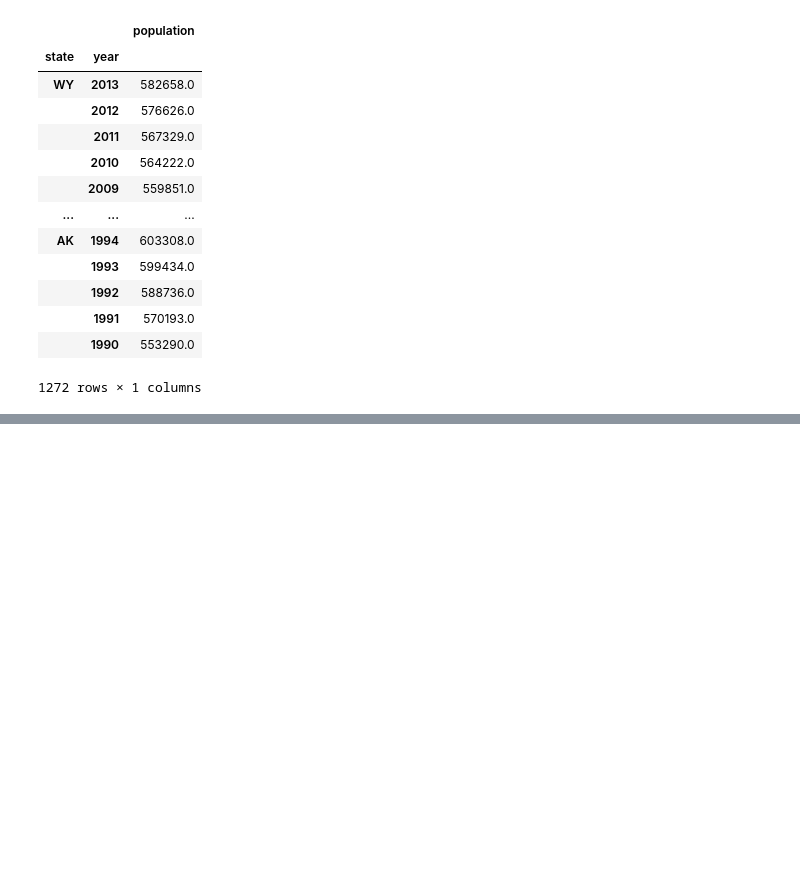
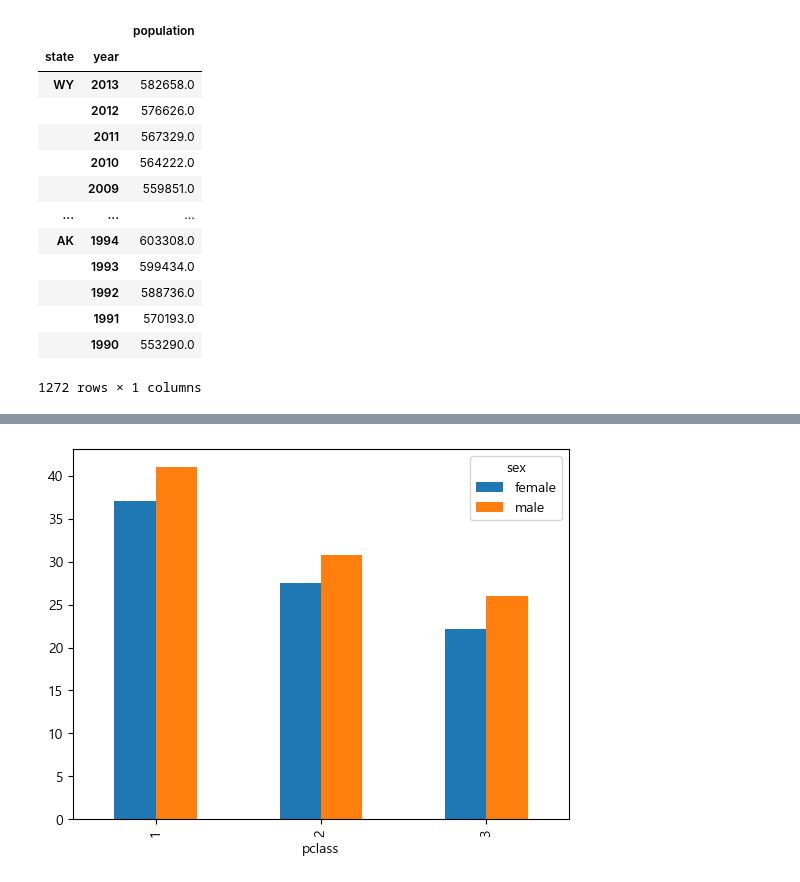
Before and after one commit to minseok06/python, a Jupyter notebook: 18강.ipynb, the cells around one changed output, grey strips where cells are left out. Drawn from its saved outputs; the diff is of its cells as text; code cells hidden in the pictures; blank space fills up the shorter version.

```diff
--- a/18강.ipynb
+++ b/18강.ipynb
@@ -218,0 +488,5 @@ plt.legend()
+# %%
+titanic.groupby(['pclass','sex'])['age'].mean().unstack().plot(kind='bar')
+plt.show()
+# %% [output]
+[figure, added]
```
Also changed, not shown: parts of 31 cells of this notebook.
